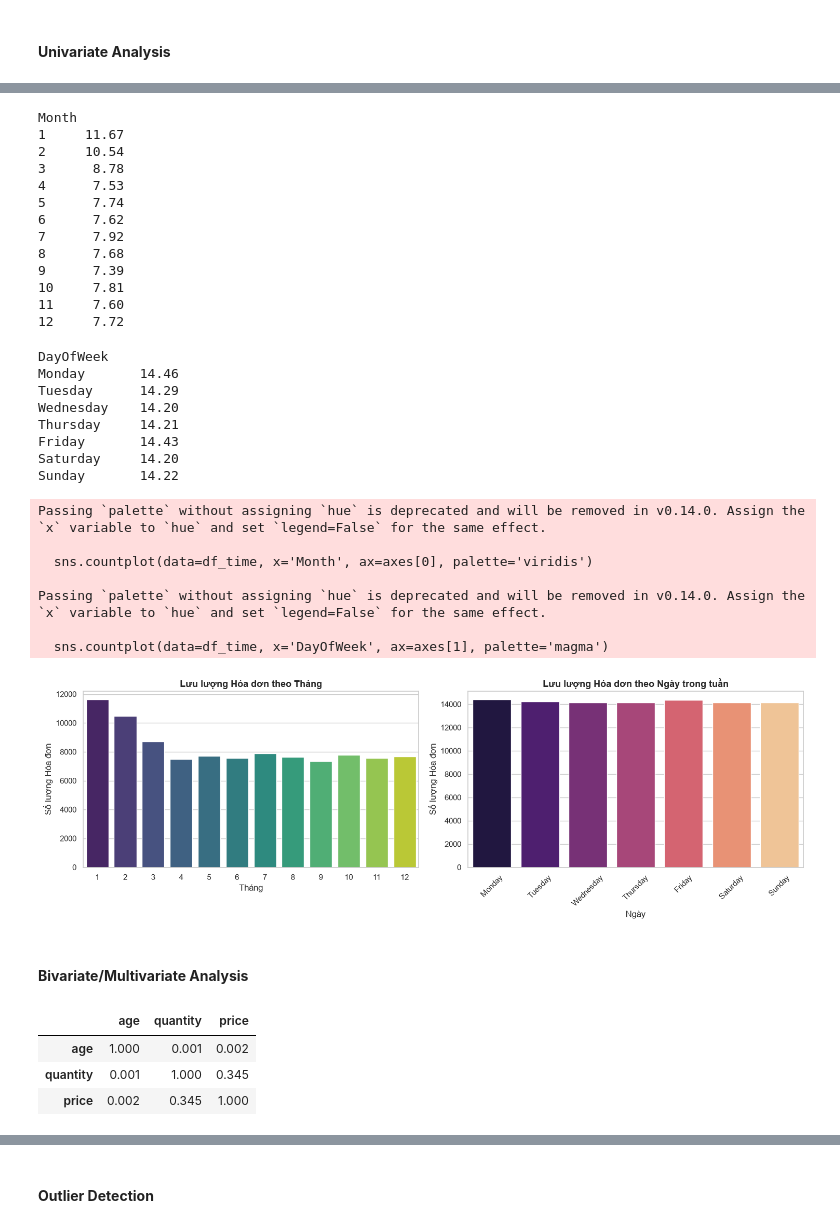
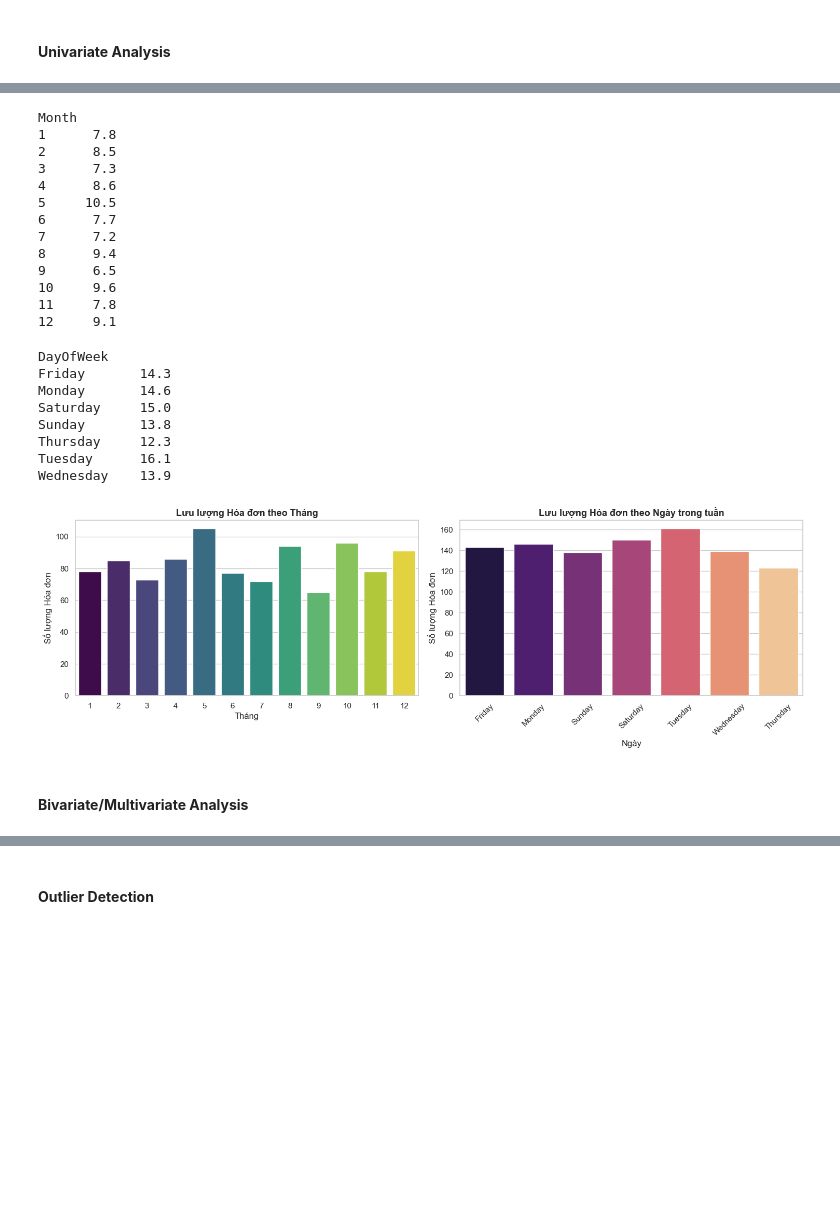
Before and after one commit to itsanhkhoi12/UTH-MACHINE-LEARNING-ASSIGNMENTS-GR02, a Jupyter notebook: practice_2/01-02-eda-data-preprocessing.ipynb, the cells around one changed output, grey strips where cells are left out. Cells and saved outputs as stored; diff of their text form; code cells hidden in the pictures; blank space fills up the shorter version.

Commit message:
feat: completed EDA, Preprocessing, Feature Engineering for new dataset

```diff
--- a/practice_2/01-02-eda-data-preprocessing.ipynb
+++ b/practice_2/01-02-eda-data-preprocessing.ipynb
@@ -5,7 +5,7 @@ import numpy as np
 from matplotlib import pyplot as plt
 # %%
 sns.set_theme(style="whitegrid")
-data = pd.read_csv('./data/raw-data/customer_shopping_data.csv')
+data = pd.read_csv('./data/raw-data/retail_sales_dataset.csv')
 # %% [markdown]
 #### **Data Overview**
 # %%
@@ -171,63 +152,54 @@ plt.show()
 # %%
 df_time = data.copy()
-df_time['invoice_date'] = pd.to_datetime(df_time['invoice_date'], format='%d/%m/%Y')
-df_time['Month'] = df_time['invoice_date'].dt.month
-df_time['DayOfWeek'] = df_time['invoice_date'].dt.day_name()
-days_order = ['Monday', 'Tuesday', 'Wednesday', 'Thursday', 'Friday', 'Saturday', 'Sunday']
-df_time['DayOfWeek'] = pd.Categorical(df_time['DayOfWeek'], categories=days_order, ordered=True)
+df_time['Date'] = pd.to_datetime(df_time['Date'])
+df_time['Month'] = df_time['Date'].dt.month
+df_time['DayOfWeek'] = df_time['Date'].dt.day_name()
 # %%
 print((df_time['Month'].value_counts(normalize=True) * 100).round(2).sort_index().to_string())
 # %% [output]
 Month
-1     11.67
-2     10.54
-3      8.78
-4      7.53
-5      7.74
-6      7.62
-7      7.92
-8      7.68
-9      7.39
-10     7.81
-11     7.60
-12     7.72
+1      7.8
+2      8.5
+3      7.3
+4      8.6
+5     10.5
+6      7.7
+7      7.2
+8      9.4
+9      6.5
+10     9.6
+11     7.8
+12     9.1
 # %%
 print((df_time['DayOfWeek'].value_counts(normalize=True) * 100).round(2).sort_index().to_string())
 # %% [output]
 DayOfWeek
-Monday       14.46
-Tuesday      14.29
-Wednesday    14.20
-Thursday     14.21
-Friday       14.43
-Saturday     14.20
-Sunday       14.22
+Friday       14.3
+Monday       14.6
+Saturday     15.0
+Sunday       13.8
+Thursday     12.3
+Tuesday      16.1
+Wednesday    13.9
 # %%
 fig, axes = plt.subplots(1, 2, figsize=(15, 5))
 
 # Biểu đồ Lưu lượng theo Tháng
-sns.countplot(data=df_time, x='Month', ax=axes[0], palette='viridis')
+sns.countplot(data=df_time, x='Month', hue='Month',ax=axes[0], palette='viridis',legend=False)
 axes[0].set_title('Lưu lượng Hóa đơn theo Tháng', fontsize=13, fontweight='bold')
 axes[0].set_xlabel('Tháng')
 axes[0].set_ylabel('Số lượng Hóa đơn')
 
 # Biểu đồ Lưu lượng theo Ngày trong tuần
-sns.countplot(data=df_time, x='DayOfWeek', ax=axes[1], palette='magma')
+sns.countplot(data=df_time, x='DayOfWeek', hue='DayOfWeek',ax=axes[1], palette='magma',legend=False)
 axes[1].set_title('Lưu lượng Hóa đơn theo Ngày trong tuần', fontsize=13, fontweight='bold')
 axes[1].set_xlabel('Ngày')
 axes[1].set_ylabel('Số lượng Hóa đơn')
 axes[1].tick_params(axis='x', rotation=45)
 
 plt.tight_layout()
 plt.show()
 # %% [output]
-Passing `palette` without assigning `hue` is deprecated and will be removed in v0.14.0. Assign the `x` variable to `hue` and set `legend=False` for the same effect.
-
-  sns.countplot(data=df_time, x='Month', ax=axes[0], palette='viridis')
-
-Passing `palette` without assigning `hue` is deprecated and will be removed in v0.14.0. Assign the `x` variable to `hue` and set `legend=False` for the same effect.
-
-  sns.countplot(data=df_time, x='DayOfWeek', ax=axes[1], palette='magma')
-[figure, old version]
+[figure, new version]
 # %% [markdown]
 #### **Bivariate/Multivariate Analysis**
@@ -238,7 +205,0 @@ corr_matrix = num_df.corr()
-# %%
-display(corr_matrix.round(3))
-# %% [output]
-|  | age | quantity | price |
-| age | 1.000 | 0.001 | 0.002 |
-| quantity | 0.001 | 1.000 | 0.345 |
-| price | 0.002 | 0.345 | 1.000 |
```
Also changed, not shown: parts of 65 cells of this notebook, 14 other files.
